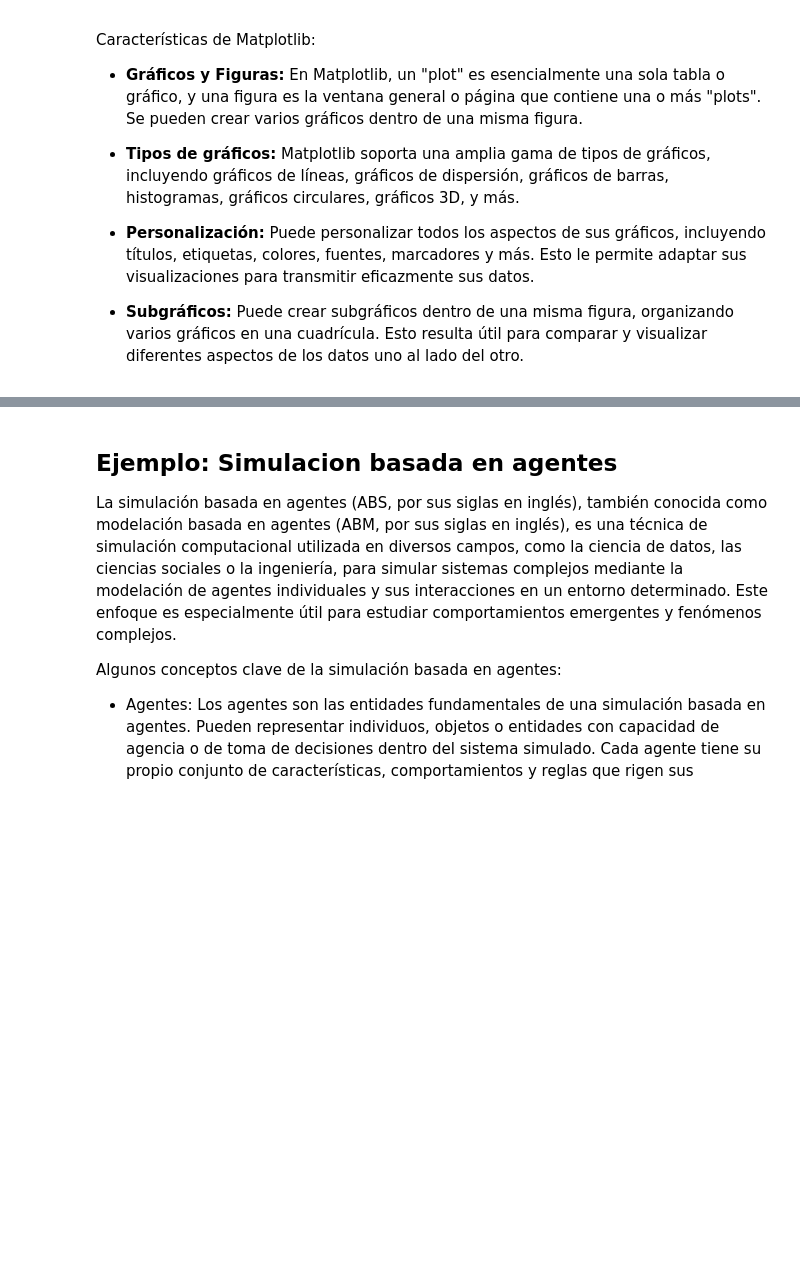
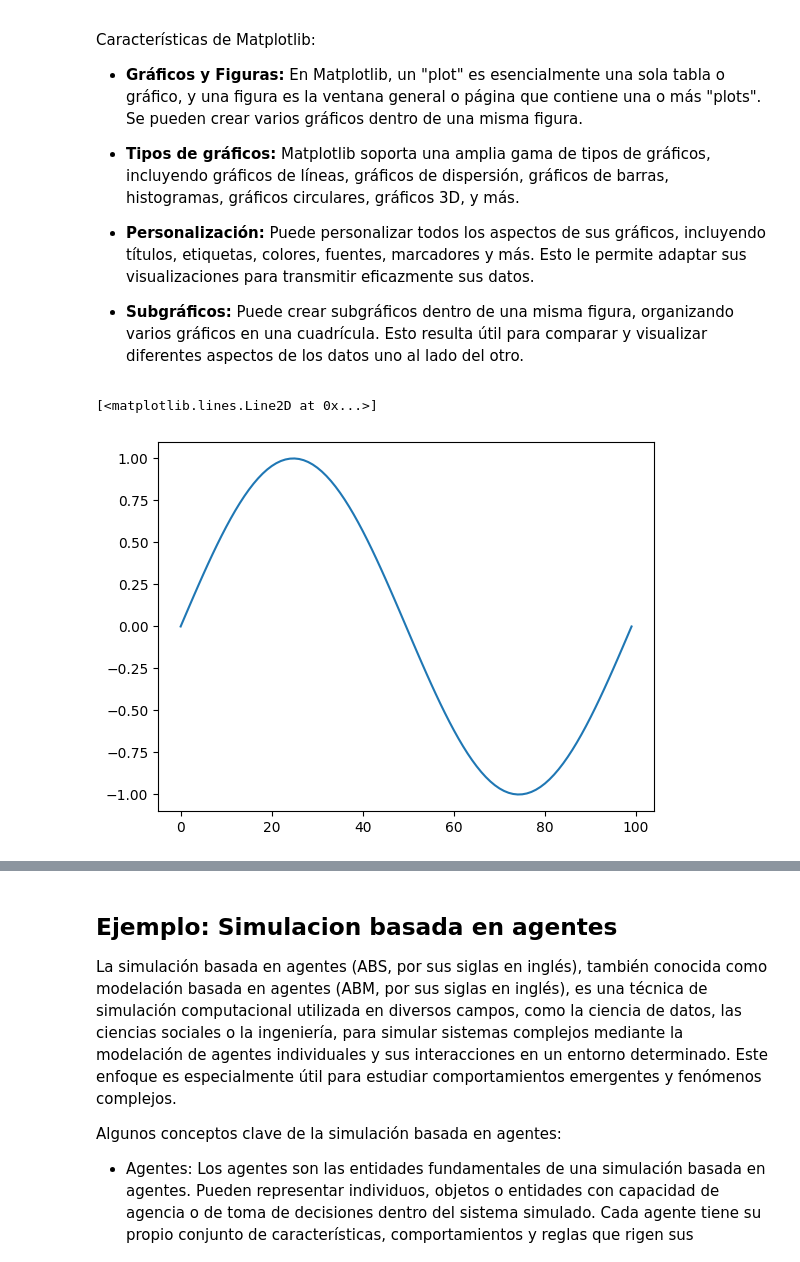
Before and after one commit to muzgash/curso_analisis_datos_bibliometricos, a Jupyter notebook: Programación_en_python.ipynb, the cells around one changed output, grey strips where cells are left out. Saved outputs shown, nothing was run; the diff lists cells and outputs as text; code cells hidden in the pictures; blank space fills up the shorter version.

Commit message:
Agregué ejemplos sencillos de condicionales, mejo de excepciones, numpy y matplotlib

```diff
--- a/Programación_en_python.ipynb
+++ b/Programación_en_python.ipynb
@@ -649,0 +810,7 @@ import matplotlib
+# %%
+#Podemos apreciar mejor las funcionalidades de numpy a través de gráficas sencillas
+x = numpy.linspace(0,2*numpy.pi,100)
+matplotlib.pyplot.plot(numpy.sin(x))
+# %% [output]
+[<matplotlib.lines.Line2D at 0x...>]
+[figure, added]
```
Also changed, not shown: parts of 21 cells of this notebook.
